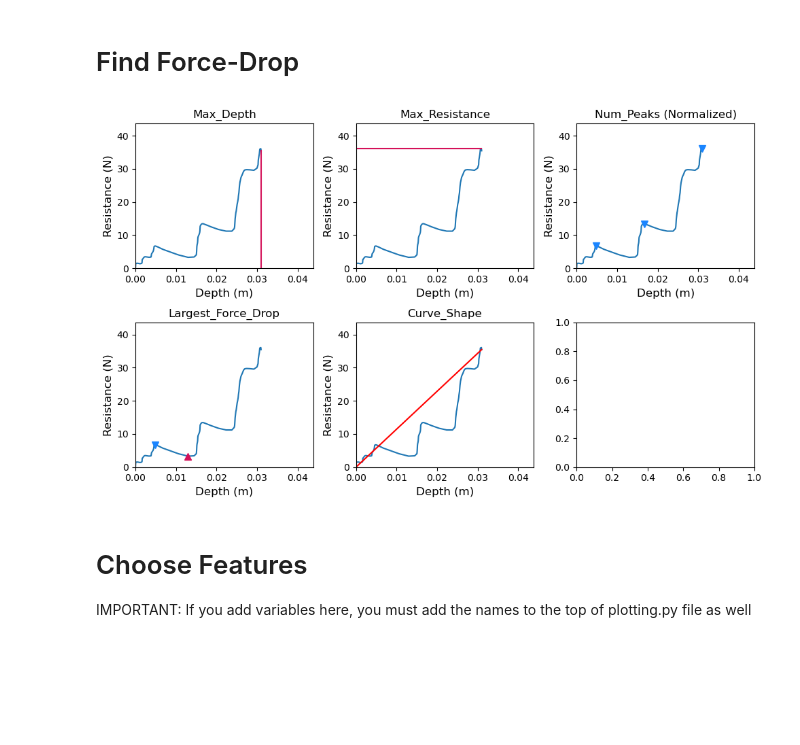
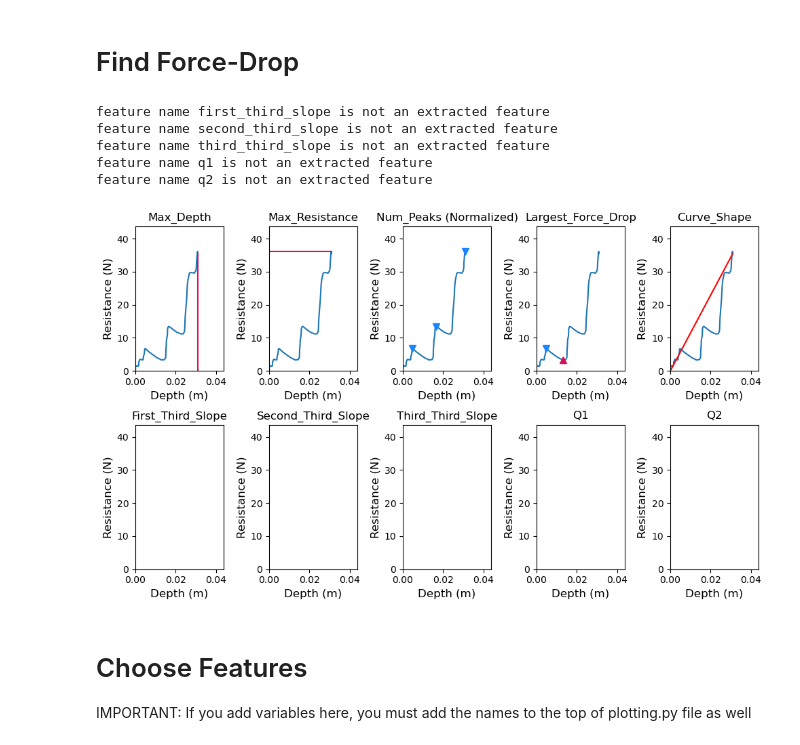
Before and after one commit to liamtbo/LASSIE, a Jupyter notebook: feature_extraction.ipynb, the cells around one changed output. Drawn from its saved outputs; the diff is of its cells as text; code cells hidden in the pictures; blank space fills up the shorter version.

```diff
--- a/feature_extraction.ipynb
+++ b/feature_extraction.ipynb
@@ -99,35 +99,43 @@ def plot(curves_data: List[pd.DataFrame], plot_idx_range: List[int], title: str
     for idx in plot_idx_range:
 
         print(f"plot idx: {idx}")
 
         df = curves_data[idx]
         percent = 0.1
         subranges = find_force_drop_subranges(df, percent)
         print(f"max_resistance: {df['resistance'].max()}")
         print(f"subranges: {[(float(df['resistance'].iloc[start]), float(df['resistance'].iloc[end])) for start, end in subranges]}")
 
         plt.figure(figsize=(5, 3))
         plt.xlim(0,gloabl_max_depth)
         plt.ylim(0,gloabl_max_resistance)
         plt.plot([0,df['depth'].max()], [0,df['resistance'].iloc[df['depth'].values.argmax()]], color='red')
         plt.plot([0,df['depth'].max()], [0,df['resistance'].iloc[df['depth'].values.argmax()]], color='red')
         plt.plot([0,df['depth'].max()], [0,df['resistance'].iloc[df['depth'].values.argmax()]], color='red')
 
         # Plot full depth vs resistance line
         plt.plot(df['depth'], df['resistance'],linestyle='-')
         plt.xlabel('Depth (m)')
         plt.ylabel('Resistance (N)')
         plt.title(f"{title} - Plot {idx}")
         # plt.grid(True)
         plt.tight_layout()
         plt.show()
 
 plot_idx = plotting_feature_extraction.find_idxs(['_Fri_Aug__8_08_36_57_2025.csv'], filename_list)[0]
-feature_to_plot_idx = {'max_depth':[plot_idx], 'max_resistance':[plot_idx], 'num_peaks':[plot_idx], 'largest_force_drop':[plot_idx], 'curve_shape':[plot_idx]} #55,63
+feature_to_plot_idx = {'max_depth':[plot_idx], 'max_resistance':[plot_idx], 'num_peaks':[plot_idx],
+                       'largest_force_drop':[plot_idx], 'curve_shape':[plot_idx],
+                       'first_third_slope':[plot_idx], 'second_third_slope':[plot_idx],
+                       'third_third_slope':[plot_idx], 'q1':[plot_idx], 'q2':[plot_idx]}
 plotting_feature_extraction.plot_feature_selection(curves_data, feature_to_plot_idx)
 # plot(curves_data, plot_idx_range=range(len(curves_data)))
 # %% [output]
+feature name first_third_slope is not an extracted feature
+feature name second_third_slope is not an extracted feature
+feature name third_third_slope is not an extracted feature
+feature name q1 is not an extracted feature
+feature name q2 is not an extracted feature
-[figure, old version]
+[figure, new version]
 # %% [markdown]
 # Choose Features
 IMPORTANT: If you add variables here, you must add the names to the top of plotting.py file as well
```
Also changed, not shown: 1 other file.
